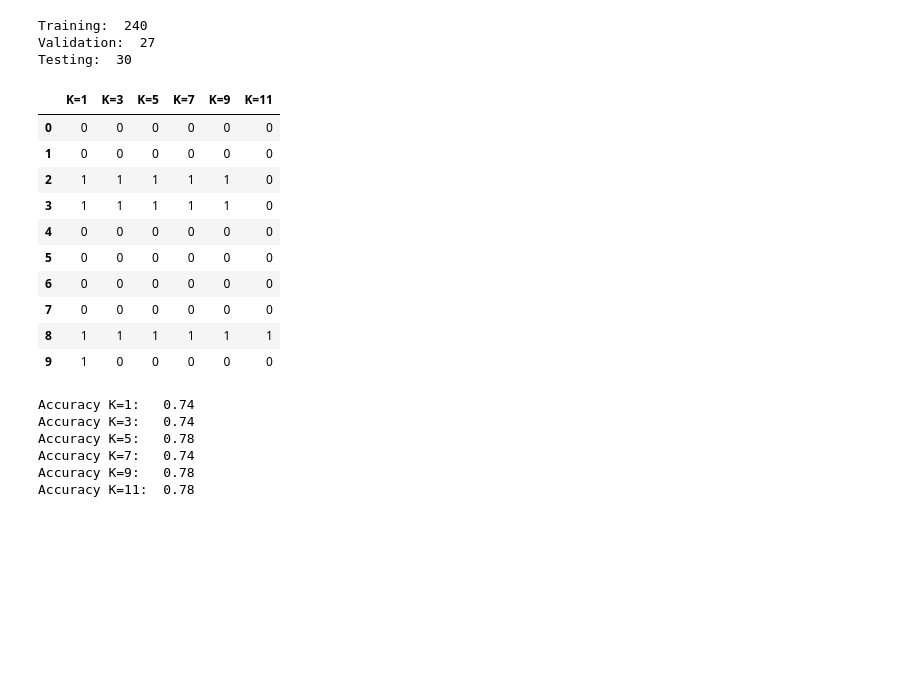
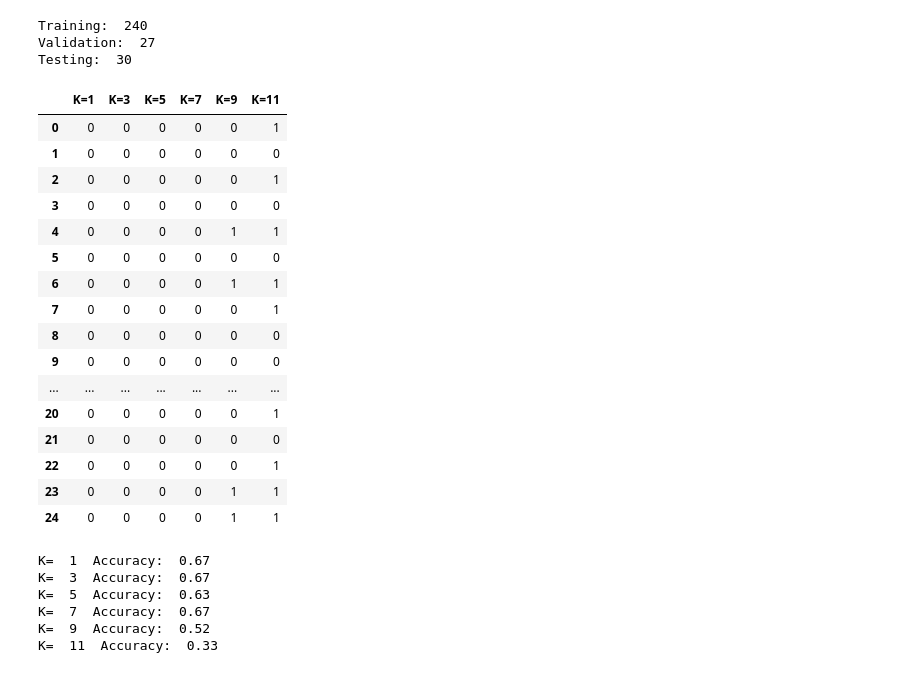
Before and after one commit to VinayBN8997/Machine-Learning, a Jupyter notebook: kNN/Nearest Neighbours Algorithm on UCI Heart disease dataset.ipynb, the cells around one changed output. Saved outputs shown, nothing was run; the diff lists cells and outputs as text; code cells hidden in the pictures; blank space fills up the shorter version.

```diff
--- a/kNN/Nearest Neighbours Algorithm on UCI Heart disease dataset.ipynb
+++ b/kNN/Nearest Neighbours Algorithm on UCI Heart disease dataset.ipynb
@@ -165,10 +167,8 @@ def KNearestNeighbours(Training,testCase):
     df = pd.DataFrame(columns=['Distance','Out'])
     for i in range(len(Training)):
         df.loc[i] = [np.sqrt(sum((Training.iloc[i] - testCase)**2)), y_train.iloc[i]]
-    df = df.sort_values("Distance")
+    df = df.sort_values("Distance",ascending = False)
     return df
-# %%
-res = KNearestNeighbours(X_train,X_val.iloc[0])
 # %%
 final = pd.DataFrame(columns=['K=1','K=3','K=5','K=7','K=9',"K=11"])
 for i in range(len(X_val)):
@@ -182,29 +181,39 @@ for i in range(len(X_val)):
     final.loc[i] = temp_list
 # %%
-final.head(10)
+final.head(25)
 # %% [output]
 |  | K=1 | K=3 | K=5 | K=7 | K=9 | K=11 |
-| 0 | 0 | 0 | 0 | 0 | 0 | 0 |
+| 0 | 0 | 0 | 0 | 0 | 0 | 1 |
 | 1 | 0 | 0 | 0 | 0 | 0 | 0 |
-| 2 | 1 | 1 | 1 | 1 | 1 | 0 |
-| 3 | 1 | 1 | 1 | 1 | 1 | 0 |
-| 4 | 0 | 0 | 0 | 0 | 0 | 0 |
+| 2 | 0 | 0 | 0 | 0 | 0 | 1 |
+| 3 | 0 | 0 | 0 | 0 | 0 | 0 |
+| 4 | 0 | 0 | 0 | 0 | 1 | 1 |
 | 5 | 0 | 0 | 0 | 0 | 0 | 0 |
-| 6 | 0 | 0 | 0 | 0 | 0 | 0 |
-| 7 | 0 | 0 | 0 | 0 | 0 | 0 |
-| 8 | 1 | 1 | 1 | 1 | 1 | 1 |
-| 9 | 1 | 0 | 0 | 0 | 0 | 0 |
+| 6 | 0 | 0 | 0 | 0 | 1 | 1 |
+| 7 | 0 | 0 | 0 | 0 | 0 | 1 |
+| 8 | 0 | 0 | 0 | 0 | 0 | 0 |
+| 9 | 0 | 0 | 0 | 0 | 0 | 0 |
+| ... | ... | ... | ... | ... | ... | ... |
+| 20 | 0 | 0 | 0 | 0 | 0 | 1 |
+| 21 | 0 | 0 | 0 | 0 | 0 | 0 |
+| 22 | 0 | 0 | 0 | 0 | 0 | 1 |
+| 23 | 0 | 0 | 0 | 0 | 1 | 1 |
+| 24 | 0 | 0 | 0 | 0 | 1 | 1 |
 # %%
-print("Accuracy K=1:  ",round(accuracy_score(y_val, list(final['K=1'])),2))
-print("Accuracy K=3:  ",round(accuracy_score(y_val, list(final['K=3'])),2))
-print("Accuracy K=5:  ",round(accuracy_score(y_val, list(final['K=5'])),2))
-print("Accuracy K=7:  ",round(accuracy_score(y_val, list(final['K=7'])),2))
-print("Accuracy K=9:  ",round(accuracy_score(y_val, list(final['K=9'])),2))
-print("Accuracy K=11: ",round(accuracy_score(y_val, list(final['K=11'])),2))
+Accuracy = []
+Accuracy.append(round(accuracy_score(y_val, list(final['K=1'])),2))
+Accuracy.append(round(accuracy_score(y_val, list(final['K=3'])),2))
+Accuracy.append(round(accuracy_score(y_val, list(final['K=5'])),2))
+Accuracy.append(round(accuracy_score(y_val, list(final['K=7'])),2))
+Accuracy.append(round(accuracy_score(y_val, list(final['K=9'])),2))
+Accuracy.append(round(accuracy_score(y_val, list(final['K=11'])),2))
-# %% [output]
-Accuracy K=1:   0.74
-Accuracy K=3:   0.74
-Accuracy K=5:   0.78
-Accuracy K=7:   0.74
-Accuracy K=9:   0.78
-Accuracy K=11:  0.78
+# %%
+for i in range(len(K)):
+    print("K= ",K[i]," Accuracy: ",Accuracy[i])
+# %% [output]
+K=  1  Accuracy:  0.67
+K=  3  Accuracy:  0.67
+K=  5  Accuracy:  0.63
+K=  7  Accuracy:  0.67
+K=  9  Accuracy:  0.52
+K=  11  Accuracy:  0.33
```
Also changed, not shown: parts of 19 cells of this notebook.
